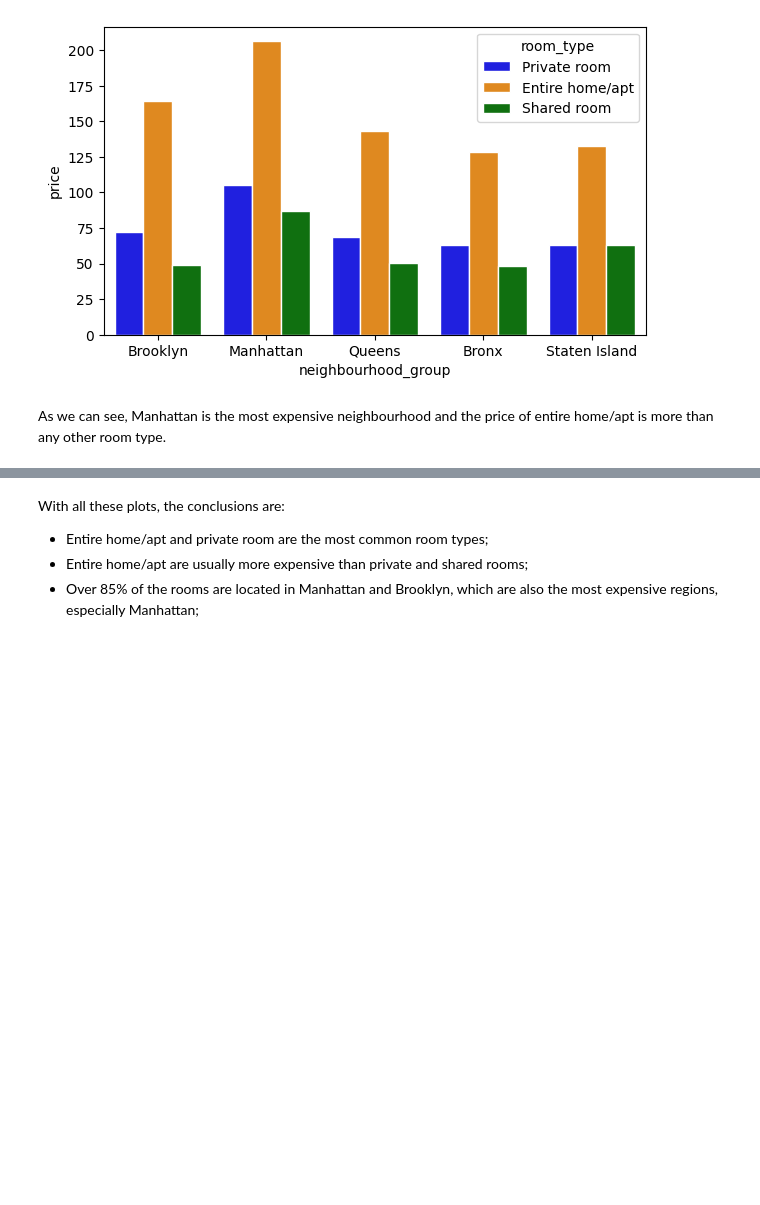
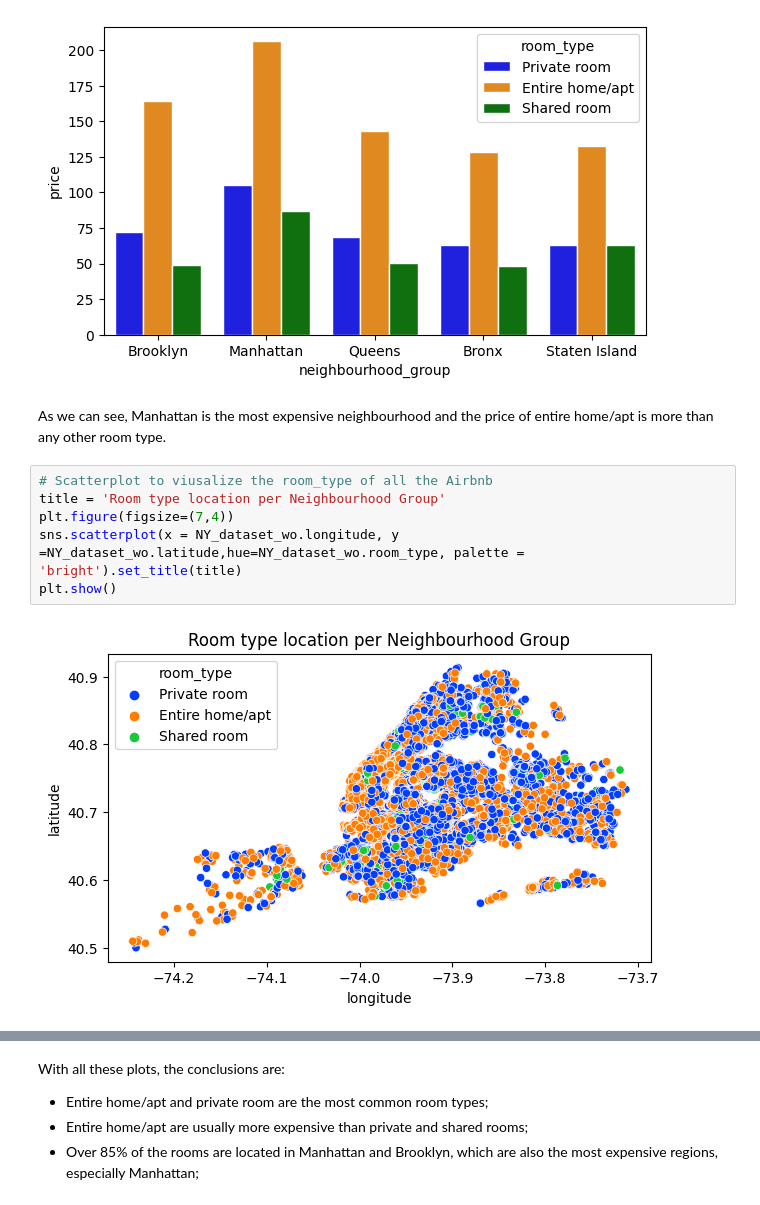
Before and after one commit to AlessandroSignoretto/Programming_project, a Jupyter notebook: Programming_project_pc.ipynb, the cells around one changed output, grey strips where cells are left out. Saved outputs shown, nothing was run; the diff lists cells and outputs as text; blank space fills up the shorter version.

```diff
--- a/Programming_project_pc.ipynb
+++ b/Programming_project_pc.ipynb
@@ -367,4 +377,12 @@ plt.show()
 [figure]
 # %% [markdown]
 As we can see, Manhattan is the most expensive neighbourhood and the price of entire home/apt is more than any other room type.
+# %%
+# Scatterplot to viusalize the room_type of all the Airbnb
+title = 'Room type location per Neighbourhood Group'
+plt.figure(figsize=(7,4))
+sns.scatterplot(x = NY_dataset_wo.longitude, y =NY_dataset_wo.latitude,hue=NY_dataset_wo.room_type, palette = 'bright').set_title(title)
+plt.show()
+# %% [output]
+[figure, added]
 # %%
```
Also changed, not shown: parts of 10 cells of this notebook.
